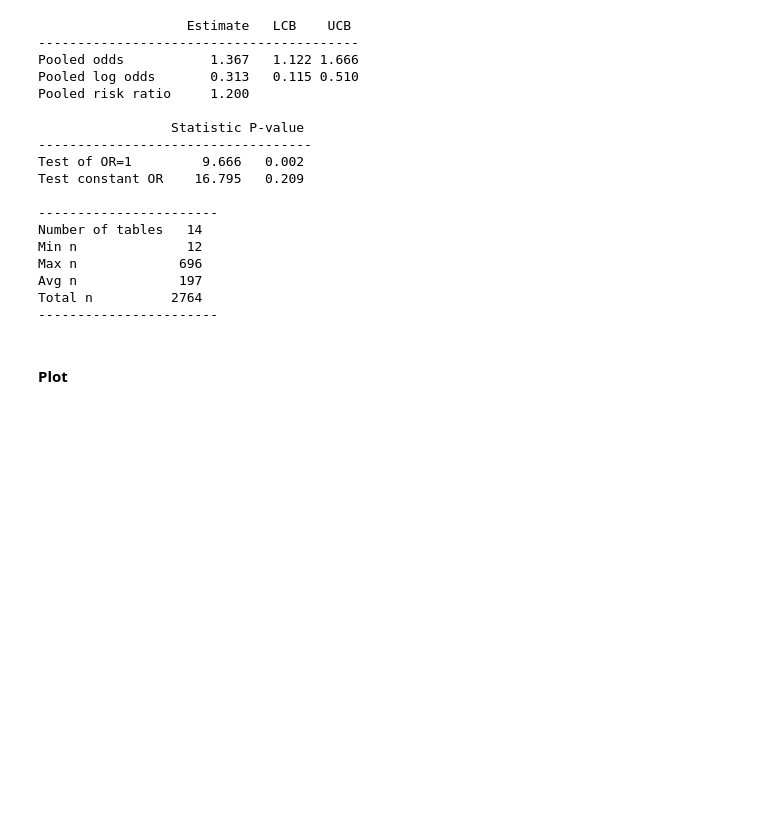
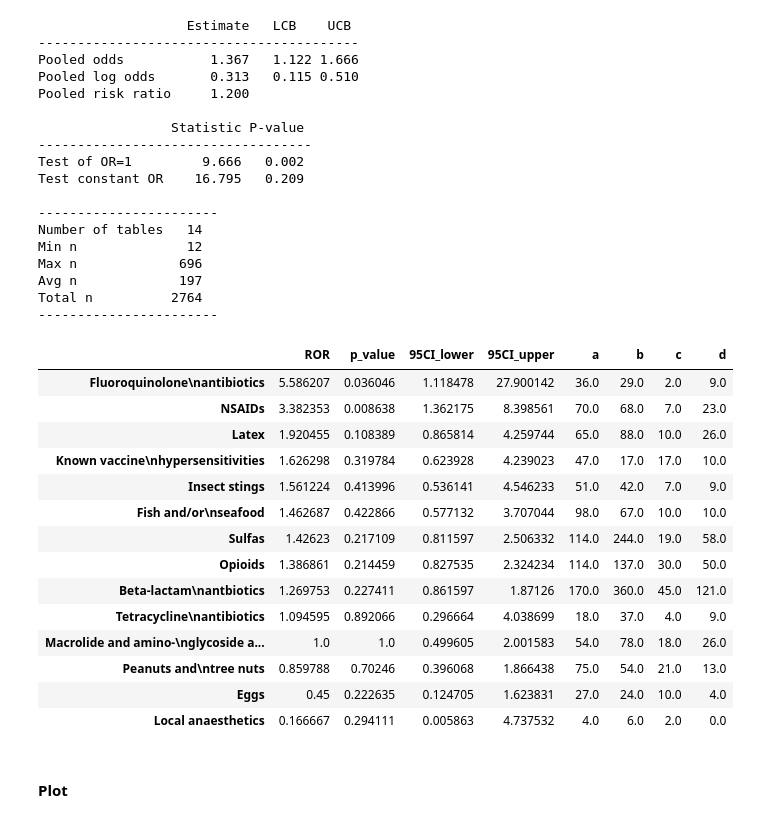
Before and after one commit to chrisvoncsefalvay/covid-19-vaccine-anaphylaxis, a Jupyter notebook: src/Case-control study of anaphylactic events reported in relation to the COVID-19 vaccine.ipynb, the cells around one changed output. Drawn from its saved outputs; the diff is of its cells as text; code cells hidden in the pictures; blank space fills up the shorter version.

```diff
--- a/src/Case-control study of anaphylactic events reported in relation to the COVID-19 vaccine.ipynb
+++ b/src/Case-control study of anaphylactic events reported in relation to the COVID-19 vaccine.ipynb
@@ -255,0 +262,5 @@ matched_df = df.merge(data[["VAERS_ID", "ALLERGIES"]]).groupby("VAERS_ID").first
+# %%
+matched_df["age_band"] = pd.cut(matched_df.AGE_YRS,
+                          bins=(0, 18, 25, 35, 45, 55, 65, 75, 85, 95, 120),
+                          labels=("<18", "19-25", "26-35", "36-45", "46-55", "56-65", "66-75", "76-85", "86-95", ">95"),
+                          right=True)
@@ -688,6 +759,24 @@ Max n             696
 Avg n             197
 Total n          2764
 -----------------------
+# %%
+odds_ratios_by_preexisting_allergy
+# %% [output]
+|  | ROR | p_value | 95CI_lower | 95CI_upper | a | b | c | d |
+| Fluoroquinolone\nantibiotics | 5.586207 | 0.036046 | 1.118478 | 27.900142 | 36.0 | 29.0 | 2.0 | 9.0 |
+| NSAIDs | 3.382353 | 0.008638 | 1.362175 | 8.398561 | 70.0 | 68.0 | 7.0 | 23.0 |
+| Latex | 1.920455 | 0.108389 | 0.865814 | 4.259744 | 65.0 | 88.0 | 10.0 | 26.0 |
+| Known vaccine\nhypersensitivities | 1.626298 | 0.319784 | 0.623928 | 4.239023 | 47.0 | 17.0 | 17.0 | 10.0 |
+| Insect stings | 1.561224 | 0.413996 | 0.536141 | 4.546233 | 51.0 | 42.0 | 7.0 | 9.0 |
+| Fish and/or\nseafood | 1.462687 | 0.422866 | 0.577132 | 3.707044 | 98.0 | 67.0 | 10.0 | 10.0 |
+| Sulfas | 1.42623 | 0.217109 | 0.811597 | 2.506332 | 114.0 | 244.0 | 19.0 | 58.0 |
+| Opioids | 1.386861 | 0.214459 | 0.827535 | 2.324234 | 114.0 | 137.0 | 30.0 | 50.0 |
+| Beta-lactam\nantbiotics | 1.269753 | 0.227411 | 0.861597 | 1.87126 | 170.0 | 360.0 | 45.0 | 121.0 |
+| Tetracycline\nantibiotics | 1.094595 | 0.892066 | 0.296664 | 4.038699 | 18.0 | 37.0 | 4.0 | 9.0 |
+| Macrolide and amino-\nglycoside a... | 1.0 | 1.0 | 0.499605 | 2.001583 | 54.0 | 78.0 | 18.0 | 26.0 |
+| Peanuts and\ntree nuts | 0.859788 | 0.70246 | 0.396068 | 1.866438 | 75.0 | 54.0 | 21.0 | 13.0 |
+| Eggs | 0.45 | 0.222635 | 0.124705 | 1.623831 | 27.0 | 24.0 | 10.0 | 4.0 |
+| Local anaesthetics | 0.166667 | 0.294111 | 0.005863 | 4.737532 | 4.0 | 6.0 | 2.0 | 0.0 |
 # %% [markdown]
 #### Plot
 # %%
```
Also changed, not shown: parts of 4 cells of this notebook, 2 other files.
